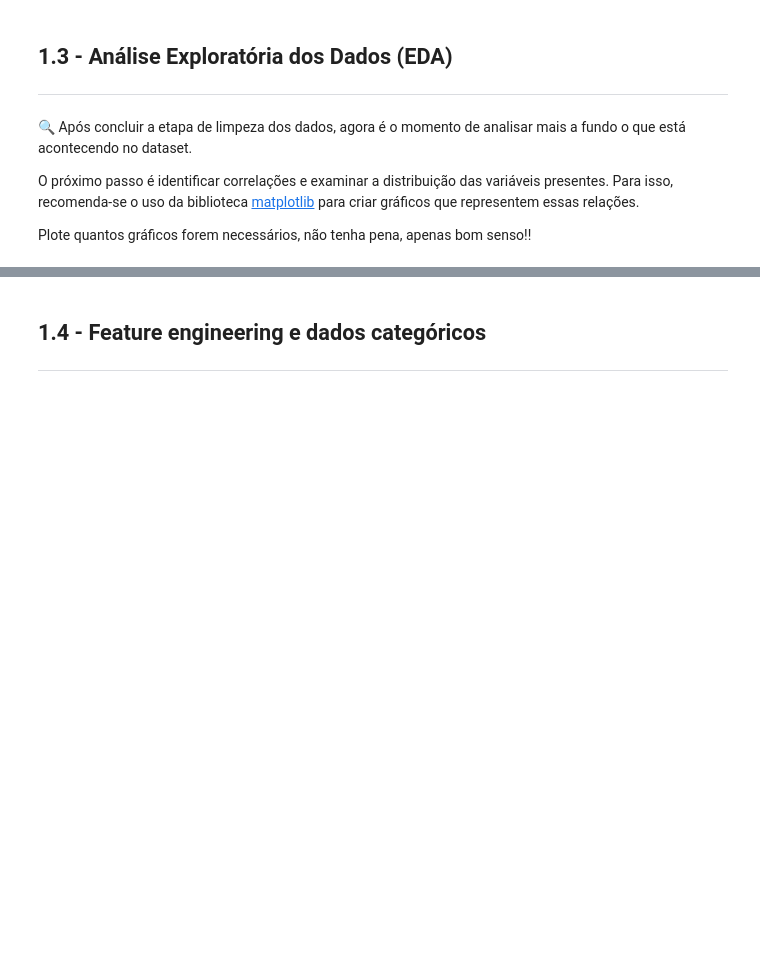
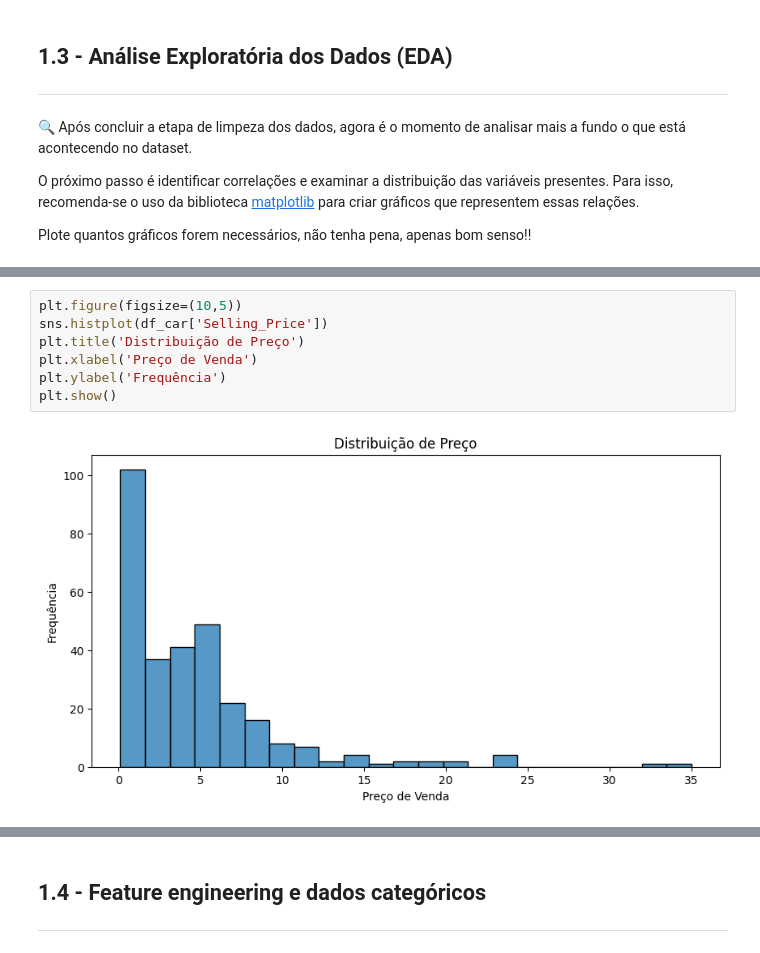
Before and after one commit to arthurcunha-software/Atividade-de-Analise-Exploratoria-de-Dados, a Jupyter notebook: notebook_EDA.ipynb, the cells around one changed output, grey strips where cells are left out. Cells and saved outputs as stored; diff of their text form; blank space fills up the shorter version.

```diff
--- a/notebook_EDA.ipynb
+++ b/notebook_EDA.ipynb
@@ -113,0 +222,9 @@ Plote quantos gráficos forem necessários, não tenha pena, apenas bom senso!!
+# %%
+plt.figure(figsize=(10,5))
+sns.histplot(df_car['Selling_Price'])
+plt.title('Distribuição de Preço')
+plt.xlabel('Preço de Venda')
+plt.ylabel('Frequência')
+plt.show()
+# %% [output]
+[figure, added]
```
Also changed, not shown: parts of 15 cells of this notebook, 2 other files.
